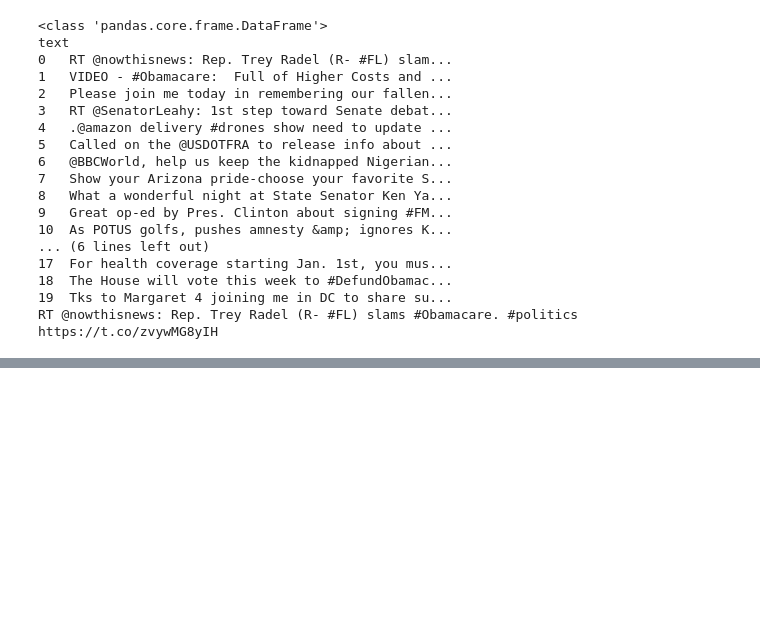
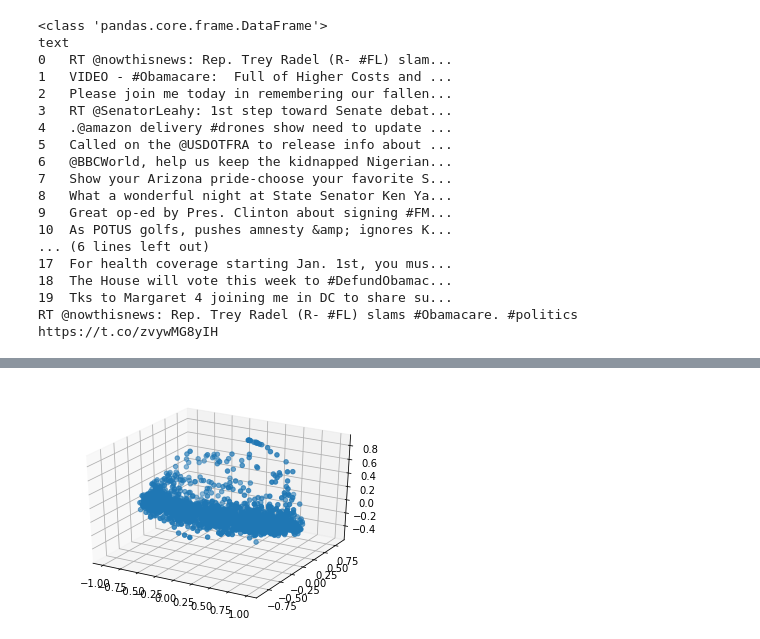
Before and after one commit to OmegaHorizonResearch/undirected-underling, a Jupyter notebook: UU-proto.ipynb, the cells around one changed output, grey strips where cells are left out. Saved outputs shown, nothing was run; the diff lists cells and outputs as text; code cells hidden in the pictures; blank space fills up the shorter version.

Commit message:
feat: Complete affect processing, clustering pipeline prototype

```diff
--- a/UU-proto.ipynb
+++ b/UU-proto.ipynb
@@ -74,0 +116,2 @@ text_alpha.head(100)
+# %%
+scores = scores.replace(np.nan,0)
@@ -74,0 +138,12 @@ text_alpha.head(100)
+# %%
+# Scaling, normalization, dimensionality reduction.
+# Clustering Algorithm.
+# Visualize Clusters.
+from sklearn import preprocessing
+from sklearn import decomposition
+scores_scaled = preprocessing.scale(scores)
+pca = decomposition.PCA(n_components=9)
+scores_reduced = pca.fit_transform(scores_scaled)
+# %%
+scores_normed = preprocessing.normalize(scores_reduced)
+scores_normed = pd.DataFrame(scores_normed)
@@ -74,0 +166,10 @@ text_alpha.head(100)
+# %%
+from mpl_toolkits.mplot3d import Axes3D
+import matplotlib.pyplot as plt
+
+fig = plt.figure()
+ax = fig.add_subplot(111, projection='3d')
+ax.scatter(scores_normed[0],scores_normed[1],scores_normed[2])
+plt.show()
+# %% [output]
+[figure, added]
```
Also changed, not shown: parts of 11 cells of this notebook.
